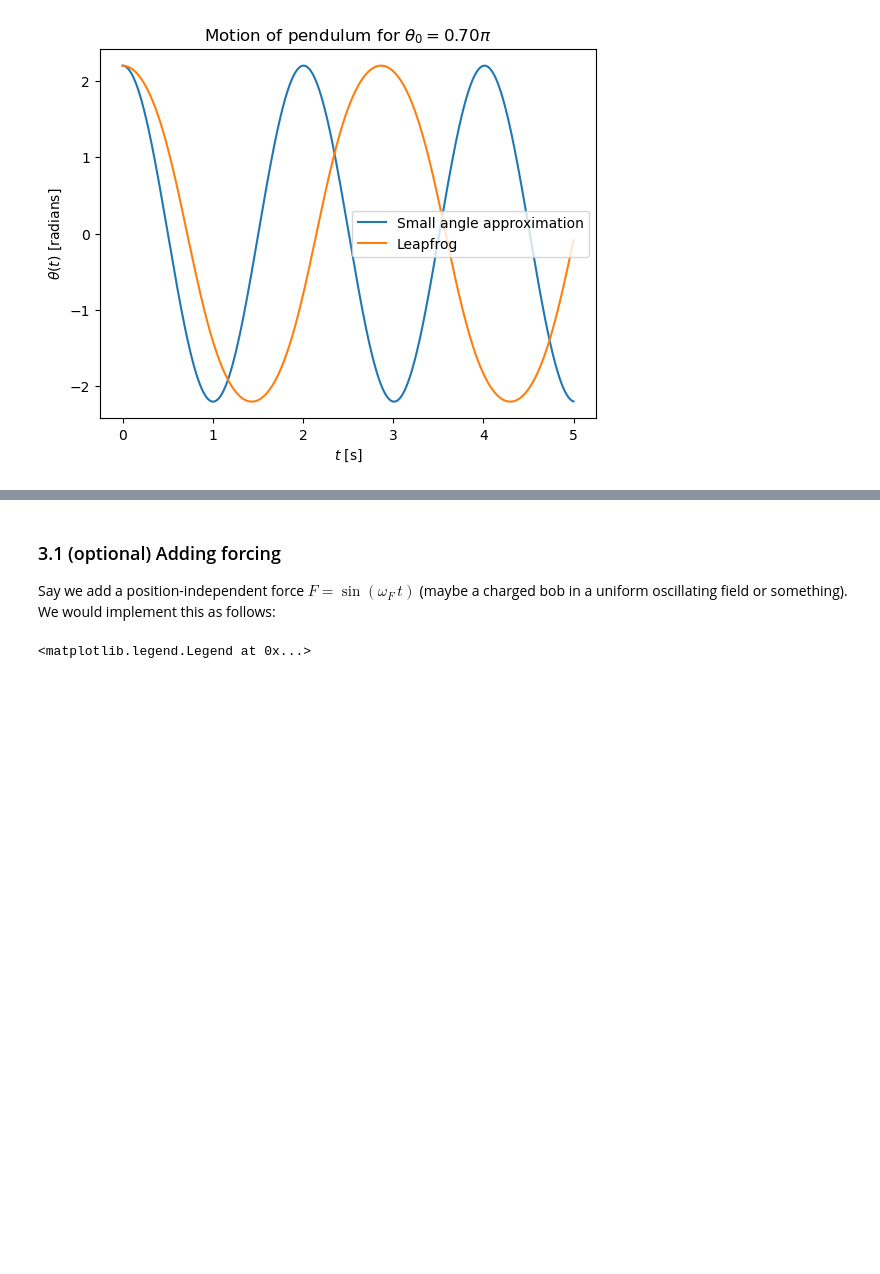
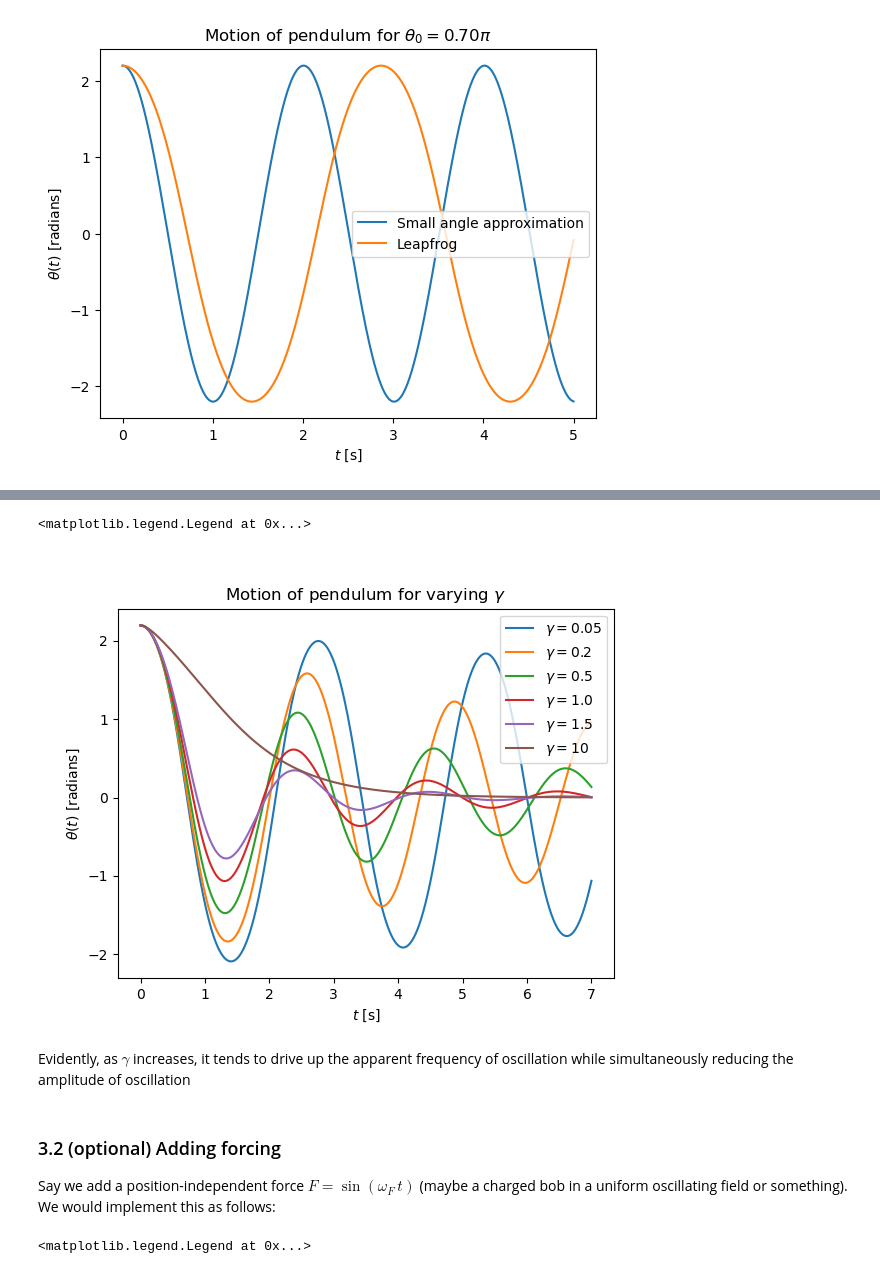
Before and after one commit to hbelzer/8.13-code-snippets, a Jupyter notebook: L0-Pendulum/simulate_pendulum.ipynb, the cells around one changed output, grey strips where cells are left out. Drawn from its saved outputs; the diff is of its cells as text; code cells hidden in the pictures; blank space fills up the shorter version.

Commit message:
add drag trend

```diff
--- a/L0-Pendulum/simulate_pendulum.ipynb
+++ b/L0-Pendulum/simulate_pendulum.ipynb
@@ -327,5 +328,26 @@ plt.legend()
+# %%
+# investigate how drag coefficient changes times of maximum anglular displacement
+
+gamma_list = [0.05, 0.2, 0.5, 1.0, 1.5, 10]
+
+fig = plt.figure()
+
+for gamma in gamma_list:
+    theta_drag, v_drag = integrate(v_update_pendulum_drag, t_values, theta0=large_theta0, gamma=gamma)
+
+    plt.plot(t_values, theta_drag, label = r"$\gamma=$" + f"{gamma}")
+
+plt.xlabel(r"$t$ [s]")
+plt.ylabel(r"$\theta (t)$ [radians]")
+plt.title(r"Motion of pendulum for varying $\gamma$")
+plt.legend()
+# %% [output]
+<matplotlib.legend.Legend at 0x...>
+[figure, added]
+# %% [markdown]
+Evidently, as $\gamma$ increases, it tends to drive up the apparent frequency of oscillation while simultaneously reducing the amplitude of oscillation
 # %% [markdown]
-### 3.1 (optional) Adding forcing
+### 3.2 (optional) Adding forcing
 
 Say we add a position-independent force $F = \sin(\omega_F\,t)$ (maybe a charged bob in a uniform oscillating field or something). We would implement this as follows:
 # %%
```
Also changed, not shown: parts of 4 cells of this notebook.
